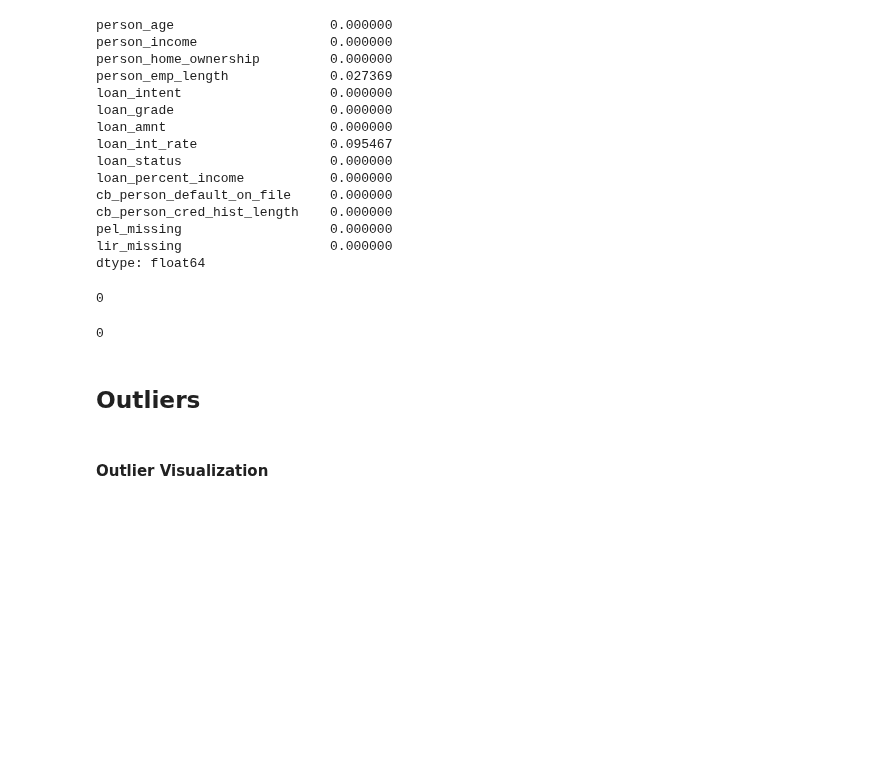
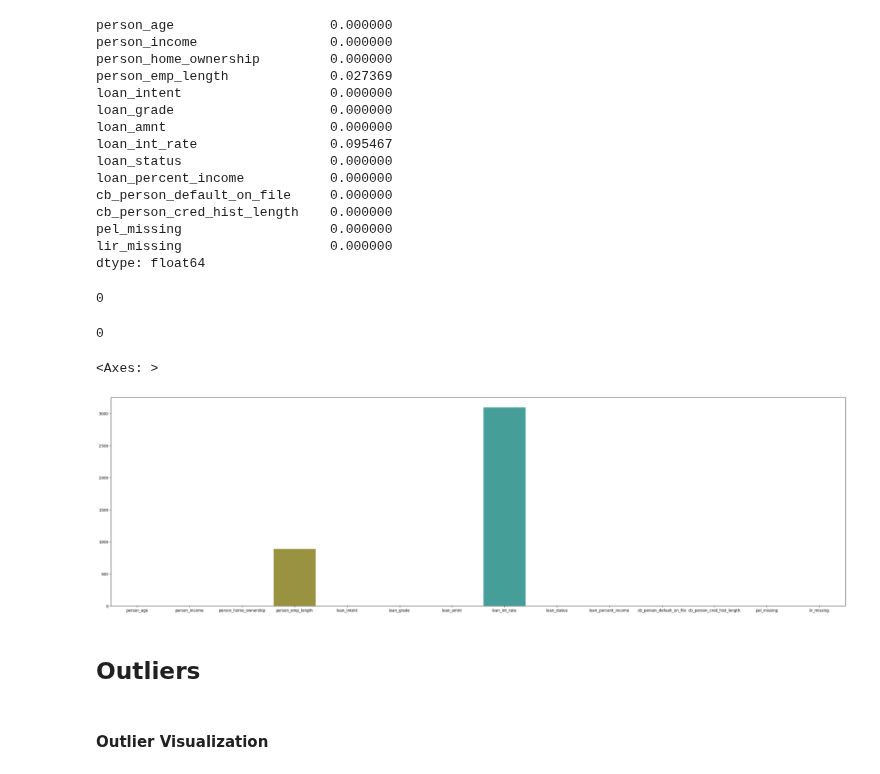
Before and after one commit to BillyBrothers/credit-risk-modeling, a Jupyter notebook: notebooks/preprocessing.ipynb, the cells around one changed output. Drawn from its saved outputs; the diff is of its cells as text; code cells hidden in the pictures; blank space fills up the shorter version.

Commit message:
barplot of missing values.

```diff
--- a/notebooks/preprocessing.ipynb
+++ b/notebooks/preprocessing.ipynb
@@ -511,6 +511,14 @@ credit_risk_dataset.isna().all(axis=0).sum()
 0
 # %%
 nan_df = pd.DataFrame(credit_risk_dataset.isna().sum()).T
+# %%
+plt.figure(figsize=(35,10))
+sns.barplot(
+    data= nan_df
+)
+# %% [output]
+<Axes: >
+[figure, added]
 # %% [markdown]
 ## Outliers
 # %% [markdown]
```
